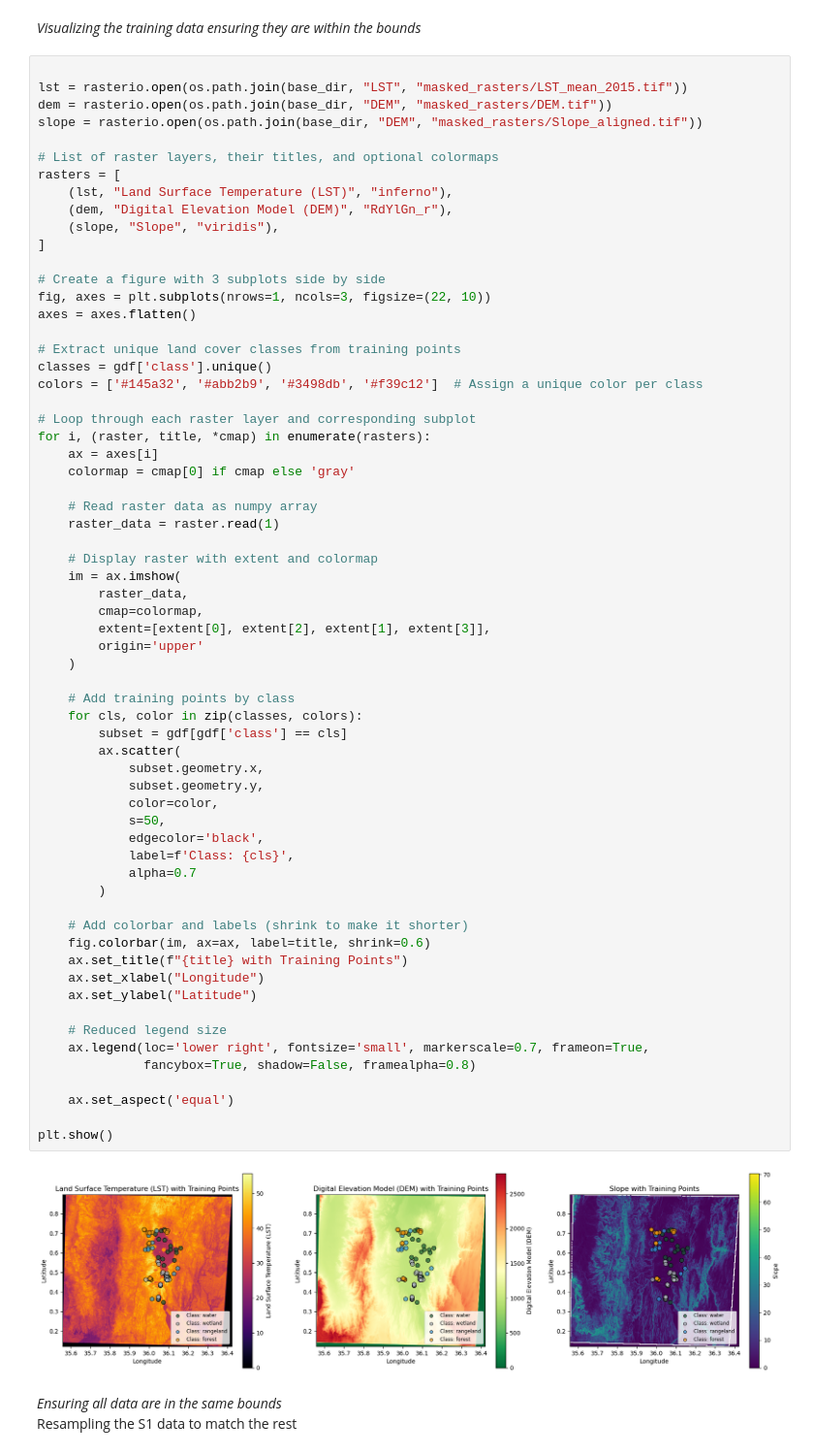
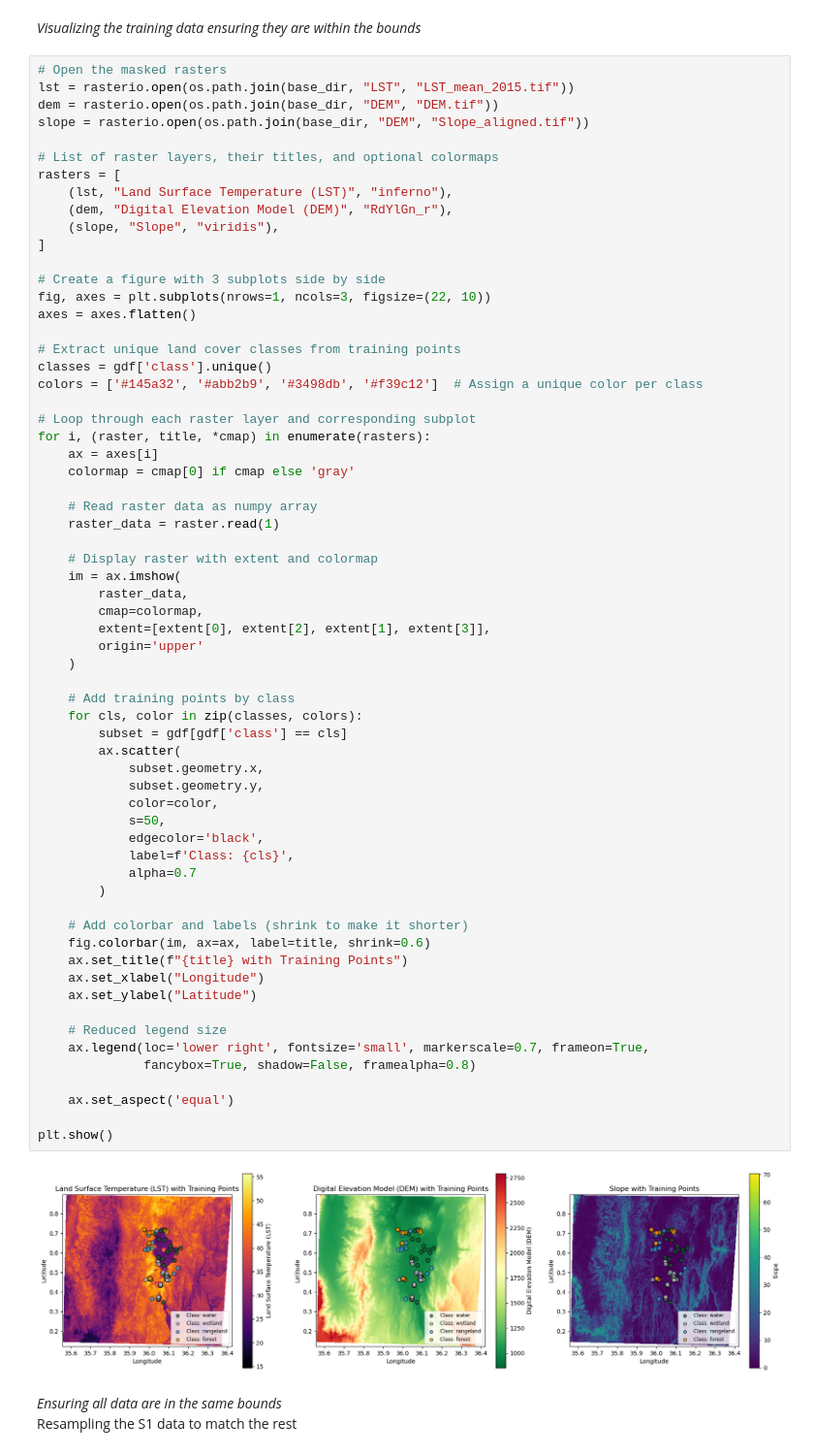
Before and after one commit to Ethel-Ogallo/wetland_delineation, a Jupyter notebook: Wetland_delienation/wetland_delineation_202507.ipynb, the cells around one changed output. Shown at 97% size. Saved outputs shown, nothing was run; the diff lists cells and outputs as text.

```diff
--- a/Wetland_delienation/wetland_delineation_202507.ipynb
+++ b/Wetland_delienation/wetland_delineation_202507.ipynb
@@ -407,10 +386,10 @@ gdf.iloc[:-10]
 # %% [markdown]
 *Visualizing the training data ensuring they are within the bounds*
 # %%
-
-lst = rasterio.open(os.path.join(base_dir, "LST", "masked_rasters/LST_mean_2015.tif"))
-dem = rasterio.open(os.path.join(base_dir, "DEM", "masked_rasters/DEM.tif"))
-slope = rasterio.open(os.path.join(base_dir, "DEM", "masked_rasters/Slope_aligned.tif"))
+# Open the masked rasters
+lst = rasterio.open(os.path.join(base_dir, "LST", "LST_mean_2015.tif"))
+dem = rasterio.open(os.path.join(base_dir, "DEM", "DEM.tif"))
+slope = rasterio.open(os.path.join(base_dir, "DEM", "Slope_aligned.tif"))
 
 # List of raster layers, their titles, and optional colormaps
 rasters = [
@@ -443,34 +422,34 @@ for i, (raster, title, *cmap) in enumerate(rasters):
         origin='upper'
     )
 
     # Add training points by class
     for cls, color in zip(classes, colors):
         subset = gdf[gdf['class'] == cls]
         ax.scatter(
             subset.geometry.x,
             subset.geometry.y,
             color=color,
             s=50,
             edgecolor='black',
             label=f'Class: {cls}',
             alpha=0.7
         )
 
     # Add colorbar and labels (shrink to make it shorter)
     fig.colorbar(im, ax=ax, label=title, shrink=0.6)
     ax.set_title(f"{title} with Training Points")
     ax.set_xlabel("Longitude")
     ax.set_ylabel("Latitude")
 
     # Reduced legend size
     ax.legend(loc='lower right', fontsize='small', markerscale=0.7, frameon=True,
               fancybox=True, shadow=False, framealpha=0.8)
 
     ax.set_aspect('equal')
 
 plt.show()
 # %% [output]
-[figure, old version]
+[figure, new version]
 # %% [markdown]
 *Ensuring all data are in the same bounds*
 Resampling the S1 data to match the rest
```
Also changed, not shown: parts of 8 cells of this notebook, 2 other files.
